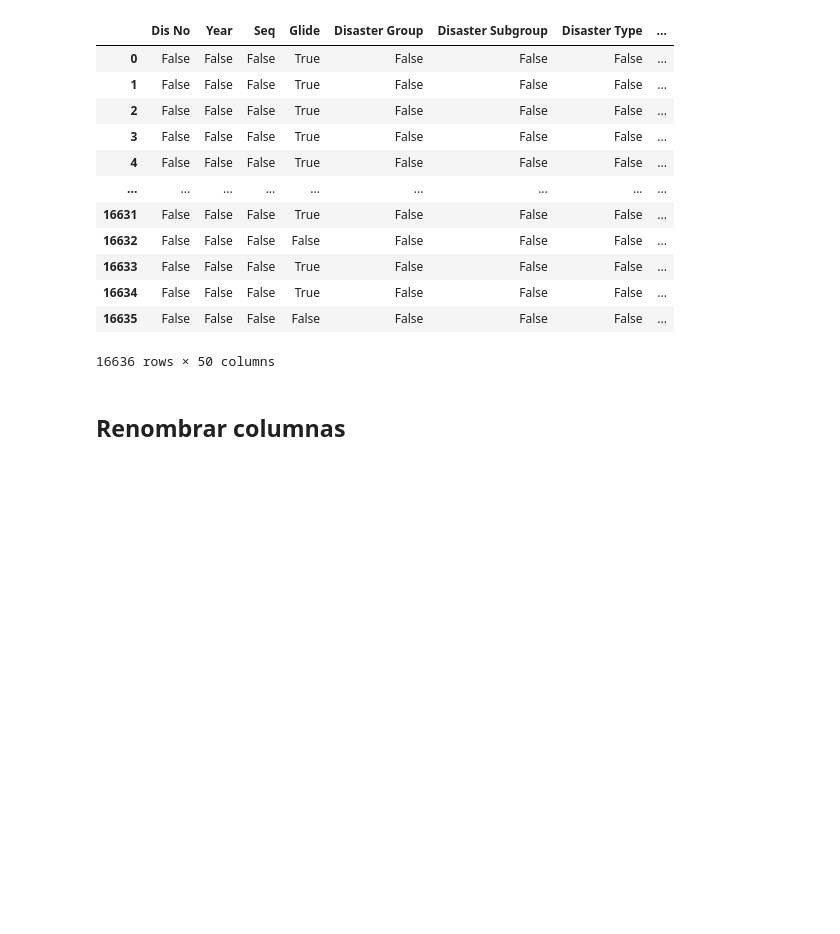
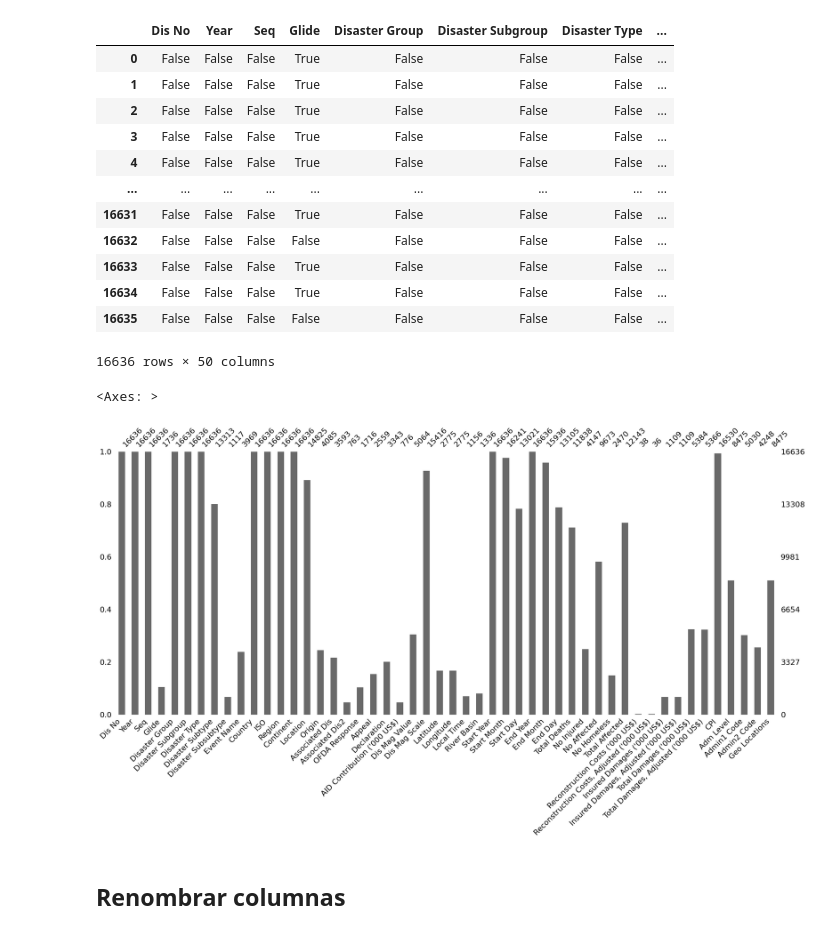
Before and after one commit to AleDataAnalyst/grupo2_desastresnaturales, a Jupyter notebook: Notebooks/00ExplorarDatos/00Ale_ExplorarDatos.ipynb, the cells around one changed output. Drawn from its saved outputs; the diff is of its cells as text; code cells hidden in the pictures; blank space fills up the shorter version.

```diff
--- a/Notebooks/00ExplorarDatos/00Ale_ExplorarDatos.ipynb
+++ b/Notebooks/00ExplorarDatos/00Ale_ExplorarDatos.ipynb
@@ -211,6 +212,11 @@ df.isnull()
 | 16634 | False | False | False | True | False | False | False | ... |
 | 16635 | False | False | False | False | False | False | False | ... |
 16636 rows × 50 columns
+# %%
+msno.bar(df)
+# %% [output]
+<Axes: >
+[figure, added]
 # %% [markdown]
 ## Renombrar columnas
 # %%
```
Also changed, not shown: parts of 4 cells of this notebook.
